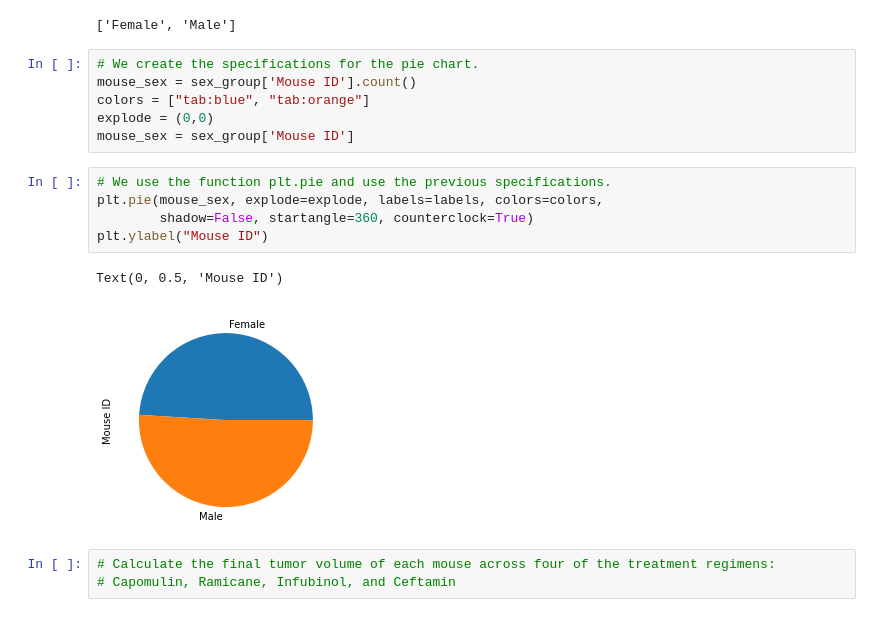
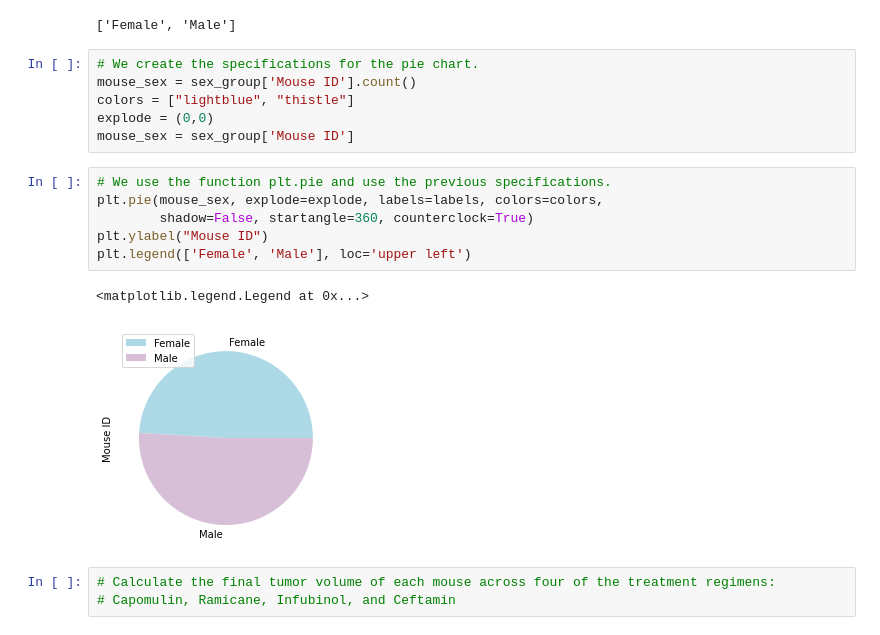
Before and after one commit to anajuarezar/matplotlib-challenge, a Jupyter notebook: pymaceuticals.ipynb, the cells around one changed output. Cells and saved outputs as stored; diff of their text form.

```diff
--- a/pymaceuticals.ipynb
+++ b/pymaceuticals.ipynb
@@ -217,17 +221,18 @@ labels
 # %%
 # We create the specifications for the pie chart.
 mouse_sex = sex_group['Mouse ID'].count()
-colors = ["tab:blue", "tab:orange"]
+colors = ["lightblue", "thistle"]
 explode = (0,0)
 mouse_sex = sex_group['Mouse ID']
 # %%
 # We use the function plt.pie and use the previous specifications.
 plt.pie(mouse_sex, explode=explode, labels=labels, colors=colors,
         shadow=False, startangle=360, counterclock=True)
 plt.ylabel("Mouse ID")
+plt.legend(['Female', 'Male'], loc='upper left')
 # %% [output]
-Text(0, 0.5, 'Mouse ID')
+<matplotlib.legend.Legend at 0x...>
-[figure, old version]
+[figure, new version]
 # %%
 # Calculate the final tumor volume of each mouse across four of the treatment regimens:
 # Capomulin, Ramicane, Infubinol, and Ceftamin
```
Also changed, not shown: parts of 9 cells of this notebook, 1 other file.
